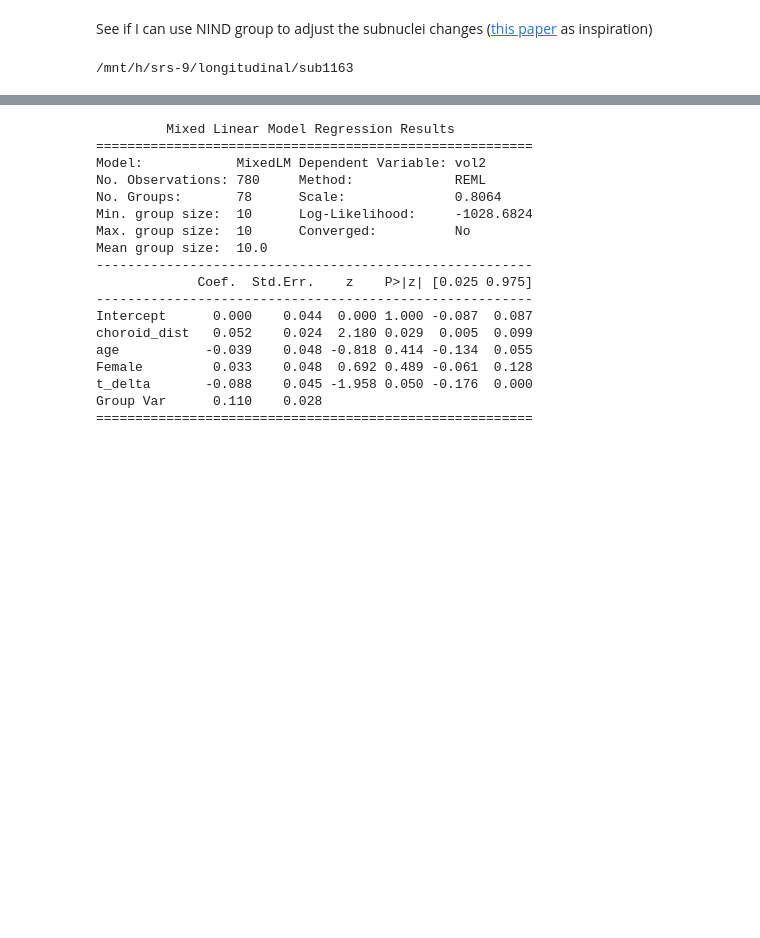
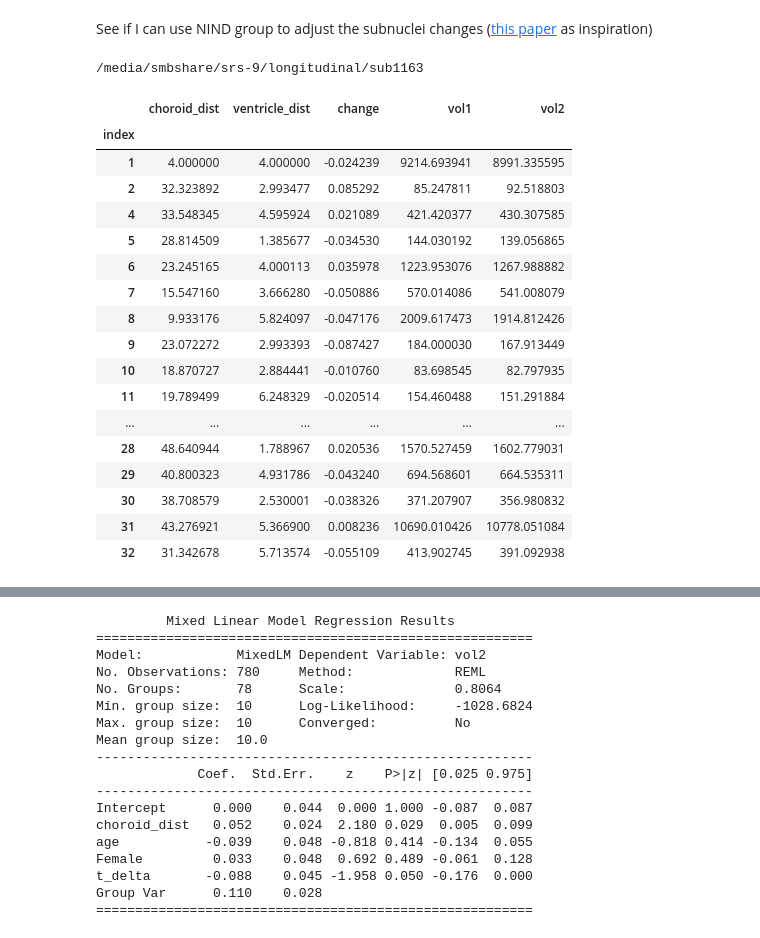
Before and after one commit to srs328/ms_mri, a Jupyter notebook: choroid_thalamus_project/logitudinal_analysis2.ipynb, the cells around one changed output, grey strips where cells are left out. Saved outputs shown, nothing was run; the diff lists cells and outputs as text; code cells hidden in the pictures; blank space fills up the shorter version.

```diff
--- a/choroid_thalamus_project/logitudinal_analysis2.ipynb
+++ b/choroid_thalamus_project/logitudinal_analysis2.ipynb
@@ -49,8 +49,8 @@ ventricle_dists = pd.read_csv(data_dir / "centroid-ventricle_SDT.csv", index_col
 ventricle_dists["1"] = 4
 
 tiv = pd.read_csv("/home/srs-9/Projects/ms_mri/data/tiv_data.csv", index_col="subid")
-df_clinical = pd.read_csv("/home/srs-9/Projects/ms_mri/data/clinical_data_processed.csv", index_col="subid")
-df_clinical = df_clinical.join([choroid_volumes, tiv])
+df_clinical = pd.read_csv("/home/srs-9/Projects/ms_mri/analysis/thalamus/results/data_wchaco.csv", index_col="subid")
+# df_clinical = df_clinical.join([choroid_volumes, tiv])
 
 viridis = colormaps['viridis'].resampled(20)
 
@@ -69,7 +69,7 @@ choroid_changes['norm_change'] = choroid_changes['abs_change'] / choroid_changes
 
 mni_dists = pd.read_csv("/home/srs-9/Projects/ms_mri/data/mni_centroid_centroid_dists.csv", index_col="index")
 # %% [output]
-/mnt/h/srs-9/longitudinal/sub1163
+/media/smbshare/srs-9/longitudinal/sub1163
 # %%
 def get_subject_data(subid):
     sessions = sorted(subject_sessions[subid])
@@ -112,4 +112,67 @@ def get_subject_data(subid):
     t_delta = delta.days / 365
 
     return {'data': data, 't_delta': t_delta}
+# %%
+def get_subject_data(subid):
+    sessions = sorted(subject_sessions[subid])
+    work_dir = work_home / f"sub{subid}"
+
+    index = hips_thomas_ref.index[~hips_thomas_ref.index.isin([34, 33])]
+    session_volumes = defaultdict(list)
+    # just copy first and last to speed things up
+    sessions = sorted(sessions)
+    sessions = [sessions[0], sessions[-1]]
+    for sesid in sessions:
+        ses_dataL = pd.read_csv(work_dir / "left" / f"hipsthomas_full_jacobianinv-{sesid}.csv", index_col="struct")
+        ses_dataR = pd.read_csv(work_dir / "right" / f"hipsthomas_full_jacobianinv-{sesid}.csv", index_col="struct")
+        vols = []
+        for i in index:
+            left_vol = ses_dataL.loc[i, 'volumes'] / ses_dataL.loc[i, 'jac_det']
+            right_vol = ses_dataR.loc[i, 'volumes'] / ses_dataR.loc[i, 'jac_det']
+            vols.append(left_vol+right_vol)
+            # vols.append(left_vol)
+        session_volumes[sesid] = vols
+
+    df = pd.DataFrame(session_volumes, index=index)
+    data = pd.DataFrame({}, index=df.index)
+    for ind in data.index:
+        data.loc[ind, 'choroid_dist'] = choroid_dists.loc[int(subid), str(ind)]
+        data.loc[ind, 'ventricle_dist'] = ventricle_dists.loc[int(subid), str(ind)]
+    # data['choroid_dist'] = choroid_dists.loc[int(subid), :].tolist()
+    # data['ventricle_dist'] = ventricle_dists.loc[int(subid), :].tolist()
+    changes = [(row[sessions[-1]] - row[sessions[0]])/row[sessions[0]] for _,row in df.iterrows()]
+    vol1 = df[sessions[0]]
+    vol2 = df[sessions[1]]
+    # changes = [(row[sessions[-1]]/row[sessions[0]]) for _,row in df.iterrows()]
+
+    # changes = [change / max([np.abs(max(changes)), np.abs(min(changes))]) for change in changes]
+    data['change'] = changes
+    data['vol1'] = vol1
+    data['vol2'] = vol2
+
+    delta = datetime.strptime(str(df.columns[-1]), date_format) - datetime.strptime(str(df.columns[0]), date_format)
+    t_delta = delta.days / 365
+
+    return {'data': data, 't_delta': t_delta}
+# %%
+get_subject_data('1003')['data']
+# %% [output]
+|  | choroid_dist | ventricle_dist | change | vol1 | vol2 |
+| index |  |  |  |  |  |
+| 1 | 4.000000 | 4.000000 | -0.024239 | 9214.693941 | 8991.335595 |
+| 2 | 32.323892 | 2.993477 | 0.085292 | 85.247811 | 92.518803 |
+| 4 | 33.548345 | 4.595924 | 0.021089 | 421.420377 | 430.307585 |
+| 5 | 28.814509 | 1.385677 | -0.034530 | 144.030192 | 139.056865 |
+| 6 | 23.245165 | 4.000113 | 0.035978 | 1223.953076 | 1267.988882 |
+| 7 | 15.547160 | 3.666280 | -0.050886 | 570.014086 | 541.008079 |
+| 8 | 9.933176 | 5.824097 | -0.047176 | 2009.617473 | 1914.812426 |
+| 9 | 23.072272 | 2.993393 | -0.087427 | 184.000030 | 167.913449 |
+| 10 | 18.870727 | 2.884441 | -0.010760 | 83.698545 | 82.797935 |
+| 11 | 19.789499 | 6.248329 | -0.020514 | 154.460488 | 151.291884 |
+| ... | ... | ... | ... | ... | ... |
+| 28 | 48.640944 | 1.788967 | 0.020536 | 1570.527459 | 1602.779031 |
+| 29 | 40.800323 | 4.931786 | -0.043240 | 694.568601 | 664.535311 |
+| 30 | 38.708579 | 2.530001 | -0.038326 | 371.207907 | 356.980832 |
+| 31 | 43.276921 | 5.366900 | 0.008236 | 10690.010426 | 10778.051084 |
+| 32 | 31.342678 | 5.713574 | -0.055109 | 413.902745 | 391.092938 |
 # %%
```
Also changed, not shown: parts of 6 cells of this notebook, 9 other files.
